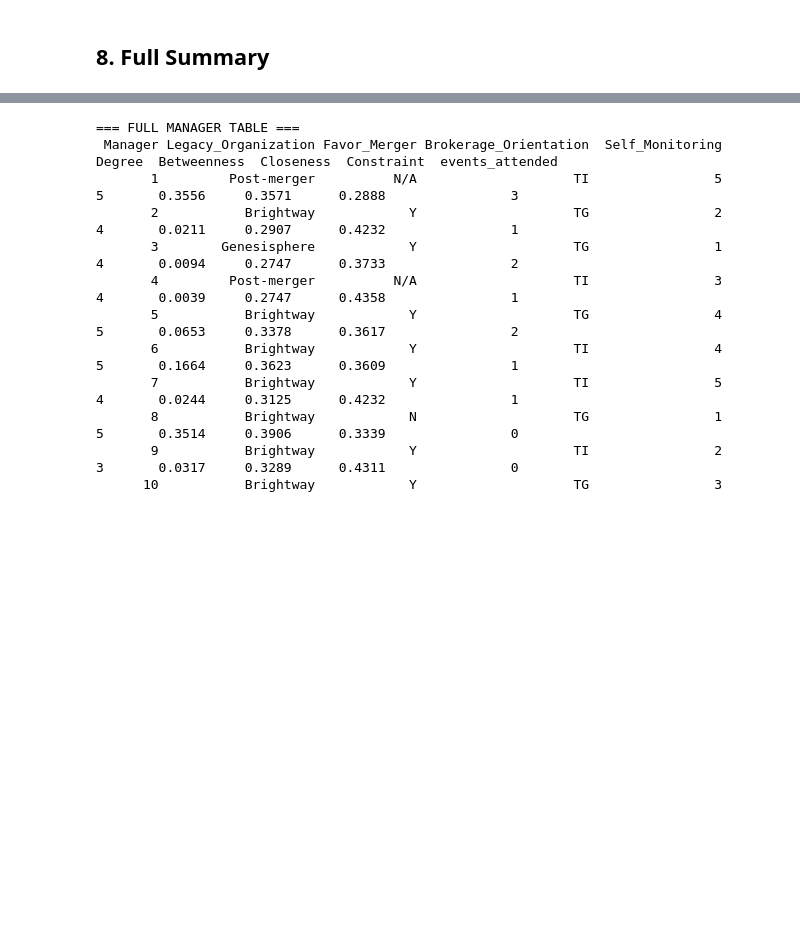
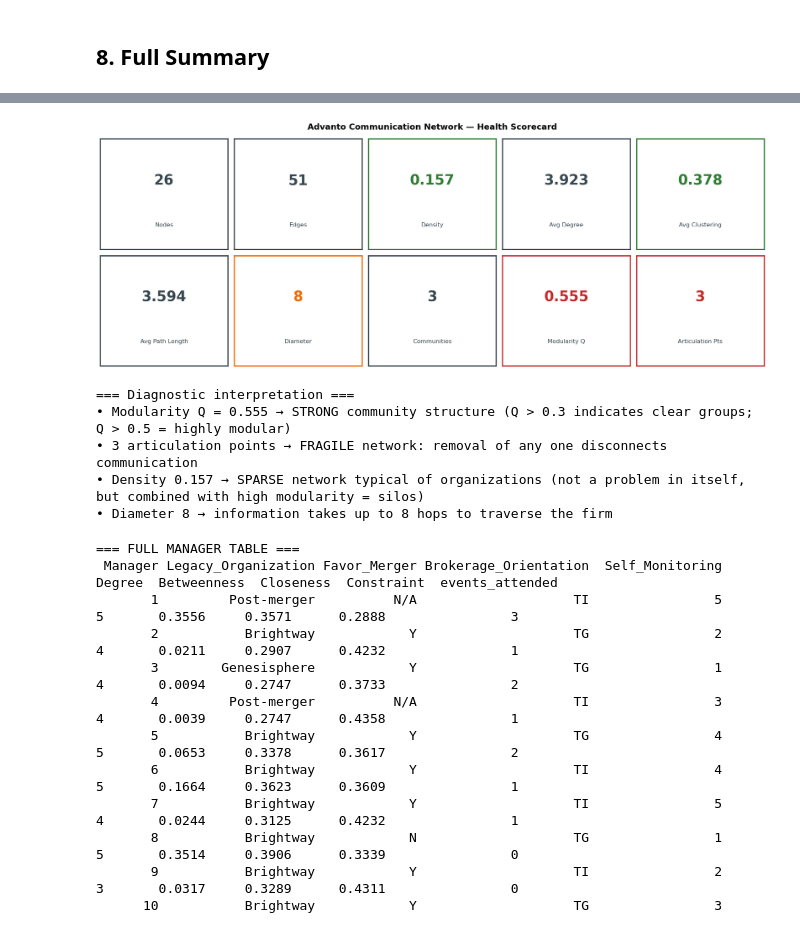
Before and after one commit to shortstax23/assignment_sno, a Jupyter notebook: analysis.ipynb, the cells around one changed output, grey strips where cells are left out. Saved outputs shown, nothing was run; the diff lists cells and outputs as text; code cells hidden in the pictures; blank space fills up the shorter version.

```diff
--- a/analysis.ipynb
+++ b/analysis.ipynb
@@ -1126,3 +1445,75 @@ Modularity Q: 0.5554
+# %%
+# --- Network Health Scorecard (L18 levels-of-analysis summary) ---
+# Reuses: G, communities, modularity
+
+Gcc = G.subgraph(max(nx.connected_components(G), key=len))
+
+stats = {
+    'Nodes':              G.number_of_nodes(),
+    'Edges':              G.number_of_edges(),
+    'Density':            nx.density(G),
+    'Avg Degree':         np.mean(list(dict(G.degree()).values())),
+    'Avg Clustering':     nx.average_clustering(G),
+    'Avg Path Length':    nx.average_shortest_path_length(Gcc),
+    'Diameter':           nx.diameter(Gcc),
+    'Communities':        len(communities),
+    'Modularity Q':       modularity,
+    'Articulation Pts':   len(list(nx.articulation_points(G))),
+}
+
+# Benchmarks for color-coding (informal — for diagnostic feel only)
+# Green = healthy, Amber = caution, Red = warning
+def health_color(metric, value):
+    if metric == 'Density':
+        return '#EF6C00' if value < 0.15 else '#2E7D32'
+    if metric == 'Avg Clustering':
+        return '#2E7D32' if value > 0.3 else '#EF6C00'
+    if metric == 'Modularity Q':
+        return '#C62828' if value > 0.5 else '#EF6C00' if value > 0.3 else '#2E7D32'
+    if metric == 'Articulation Pts':
+        return '#C62828' if value > 2 else '#EF6C00' if value > 0 else '#2E7D32'
+    if metric == 'Diameter':
+        return '#EF6C00' if value > 5 else '#2E7D32'
+    return '#37474F'  # neutral grey for descriptive metrics
+
+fig, axes = plt.subplots(2, 5, figsize=(16, 6))
+fig.suptitle('Advanto Communication Network — Health Scorecard',
+             fontsize=14, fontweight='bold')
+
+for ax, (metric, value) in zip(axes.flat, stats.items()):
+    color = health_color(metric, value)
+    ax.text(0.5, 0.62, f'{value:.3f}' if isinstance(value, float) else f'{value}',
+            ha='center', va='center', fontsize=24, fontweight='bold',
+            color=color, transform=ax.transAxes)
+    ax.text(0.5, 0.22, metric, ha='center', va='center',
+            fontsize=10, transform=ax.transAxes, color='#37474F')
+    ax.set_xticks([]); ax.set_yticks([])
+    for spine in ax.spines.values():
+        spine.set_edgecolor(color)
+        spine.set_linewidth(2.0)
+
+plt.tight_layout()
+plt.savefig('health_scorecard.png', bbox_inches='tight', dpi=150)
+plt.show()
+
+# Diagnostic narrative for the slide
+print()
+print('=== Diagnostic interpretation ===')
+print(f'• Modularity Q = {modularity:.3f} → STRONG community structure '
+      f'(Q > 0.3 indicates clear groups; Q > 0.5 = highly modular)')
+print(f'• {stats["Articulation Pts"]} articulation points → FRAGILE network: '
+      f'removal of any one disconnects communication')
+print(f'• Density {stats["Density"]:.3f} → SPARSE network typical of organizations '
+      f'(not a problem in itself, but combined with high modularity = silos)')
+print(f'• Diameter {stats["Diameter"]} → information takes up to '
+      f'{stats["Diameter"]} hops to traverse the firm')
+# %% [output]
+[figure, added]
+=== Diagnostic interpretation ===
+• Modularity Q = 0.555 → STRONG community structure (Q > 0.3 indicates clear groups; Q > 0.5 = highly modular)
+• 3 articulation points → FRAGILE network: removal of any one disconnects communication
+• Density 0.157 → SPARSE network typical of organizations (not a problem in itself, but combined with high modularity = silos)
+• Diameter 8 → information takes up to 8 hops to traverse the firm
 # %%
 print('=== FULL MANAGER TABLE ===')
 print(centrality_df[['Manager','Legacy_Organization','Favor_Merger',
```
Also changed, not shown: parts of 35 cells of this notebook, 14 other files.
